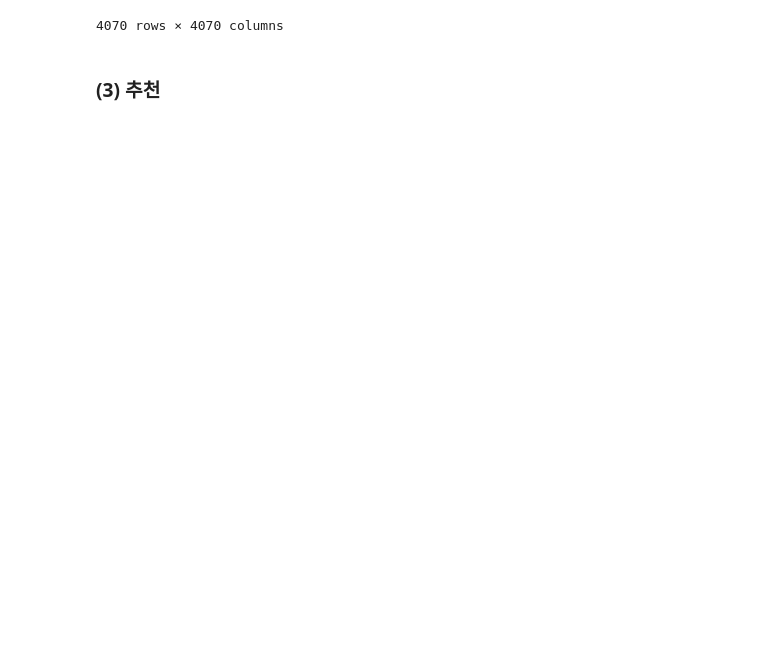
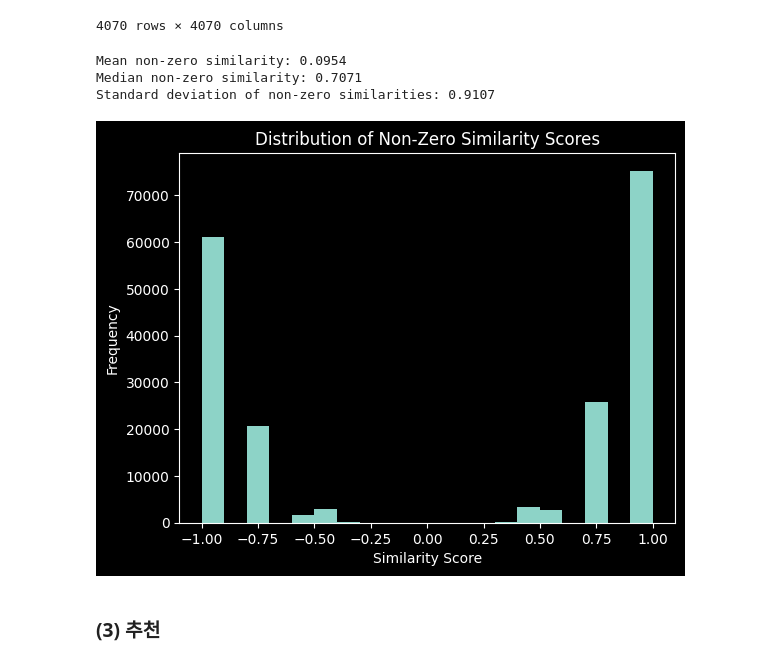
Before and after one commit to editdiary/DCC, a Jupyter notebook: Mission3/mission3-1.ipynb, the cells around one changed output. Saved outputs shown, nothing was run; the diff lists cells and outputs as text; code cells hidden in the pictures; blank space fills up the shorter version.

Commit message:
Setting thresholds by distribution graph

```diff
--- a/Mission3/mission3-1.ipynb
+++ b/Mission3/mission3-1.ipynb
@@ -131,6 +131,29 @@ t_item_similarity_df
 | W_71935_60_mods_M.jpg | 0.0 | 0.0 | 0.0 | 0.0 | ... |
 | W_71936_60_mods_M.jpg | 0.0 | 0.0 | 0.0 | 0.0 | ... |
 4070 rows × 4070 columns
+# %%
+# 임계값 설정을 위한 유사도 행렬의 분포 살펴보기
+import numpy as np
+import matplotlib.pyplot as plt
+
+# 대각선 요소(자신과의 유사도는 1)와 0(item에 비해 설문의 수가 적어서 0이 너무 많음) 제외
+similarities = t_item_similarity_df.values[~np.eye(t_item_similarity_df.shape[0], dtype=bool)]
+non_zero_similarities = similarities[similarities != 0]
+
+print(f"Mean non-zero similarity: {np.mean(non_zero_similarities):.4f}")
+print(f"Median non-zero similarity: {np.median(non_zero_similarities):.4f}")
+print(f"Standard deviation of non-zero similarities: {np.std(non_zero_similarities):.4f}")
+
+plt.hist(non_zero_similarities, bins=20)
+plt.title("Distribution of Non-Zero Similarity Scores")
+plt.xlabel("Similarity Score")
+plt.ylabel("Frequency")
+plt.show()
+# %% [output]
+Mean non-zero similarity: 0.0954
+Median non-zero similarity: 0.7071
+Standard deviation of non-zero similarities: 0.9107
+[figure, added]
 # %% [markdown]
 ### (3) 추천
 # %%
```
Also changed, not shown: parts of 9 cells of this notebook.
